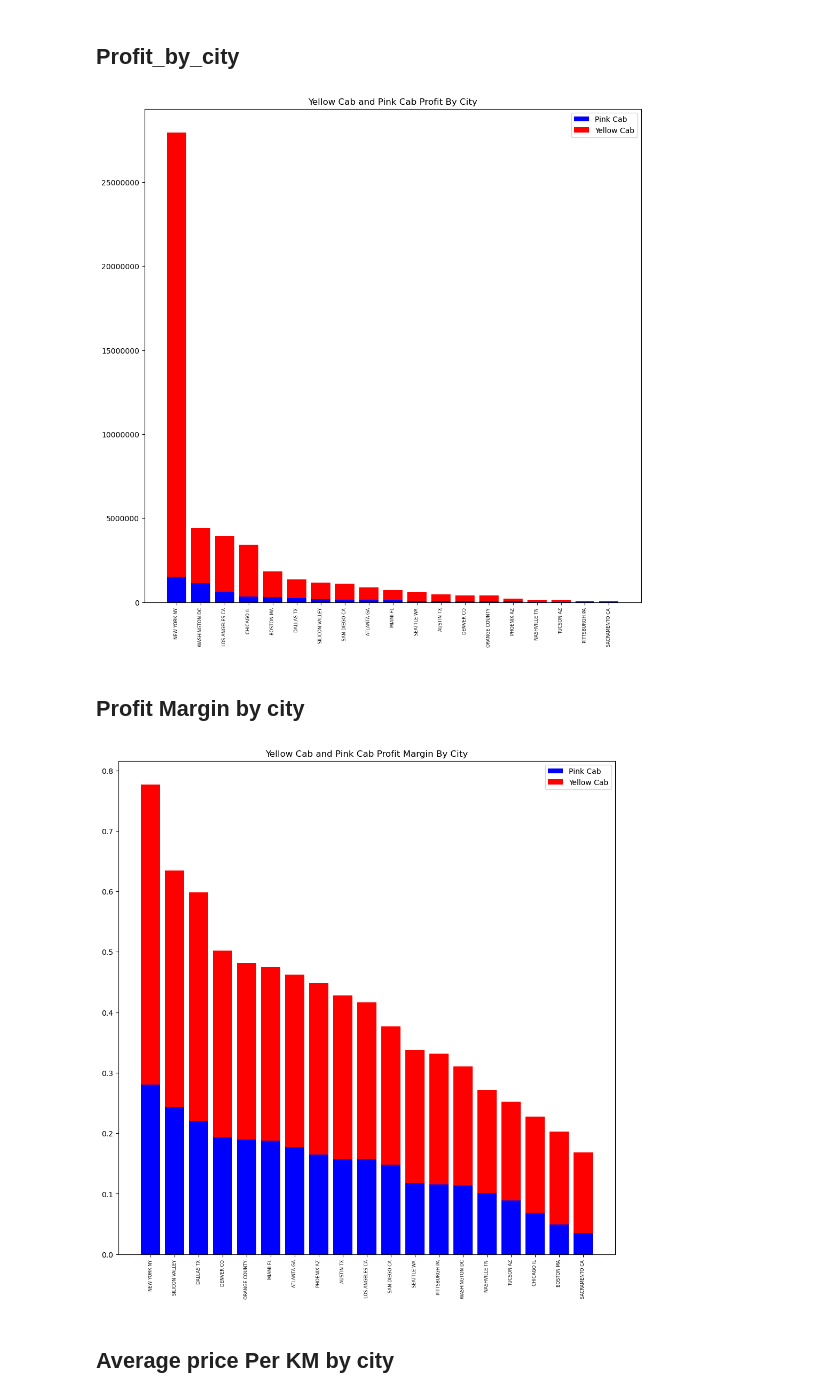
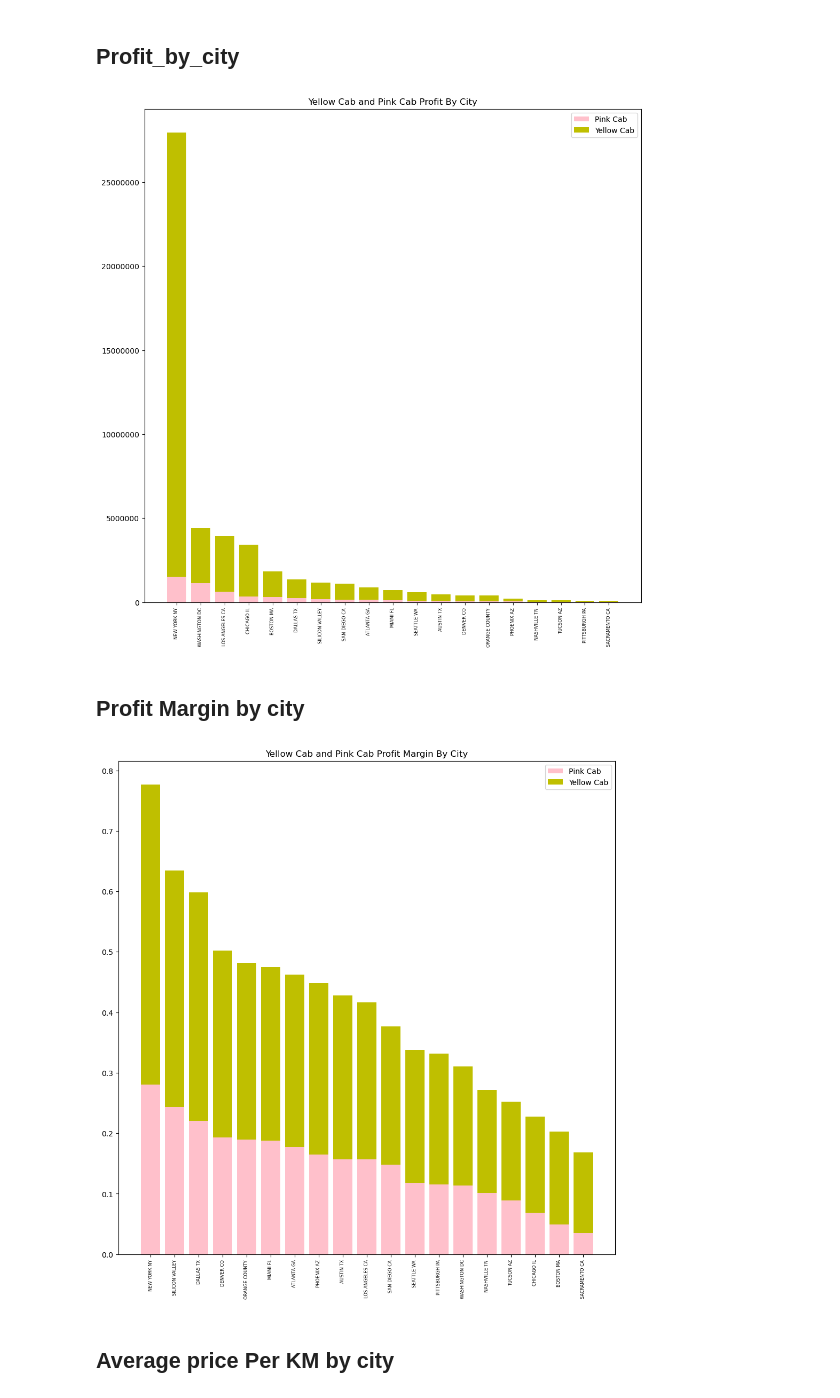
Before and after one commit to FHFelix/G2M-insight-for-Cab-Investment-firm, a Jupyter notebook: G2M_insight_for_Cab_Investment_firm.ipynb, the cells around one changed output. Drawn from its saved outputs; the diff is of its cells as text; code cells hidden in the pictures.

```diff
--- a/G2M_insight_for_Cab_Investment_firm.ipynb
+++ b/G2M_insight_for_Cab_Investment_firm.ipynb
@@ -259,8 +259,8 @@ pinkcab = Profit_by_city.loc[Profit_by_city['Company'] == 'Pink Cab'].sort_value
 yellow_cab = Profit_by_city.loc[Profit_by_city['Company'] == 'Yellow Cab'].sort_values(by = ['total profit by city','City'], ascending = [False,False])
 
 fig, ax = plt.subplots(figsize = (12,12))
-ax.bar(yellow_cab['City'], pinkcab['total profit by city'],color = 'b' )
-ax.bar(yellow_cab['City'], yellow_cab['total profit by city'], bottom =pinkcab['total profit by city'],color = 'r')
+ax.bar(yellow_cab['City'], pinkcab['total profit by city'],color = 'pink' )
+ax.bar(yellow_cab['City'], yellow_cab['total profit by city'], bottom =pinkcab['total profit by city'],color = 'y')
 ax.legend(['Pink Cab','Yellow Cab'])
 ax.set_xticklabels(yellow_cab['City'],rotation=90,fontsize = 6)
 ax.ticklabel_format(style='plain', axis='y')
@@ -268,26 +268,26 @@ ax.set_title('Yellow Cab and Pink Cab Profit By City')
 plt.savefig('Total Profit by City.png')
 plt.show()
 # %% [output]
-[figure, old version]
+[figure, new version]
 # %% [markdown]
 ## Profit Margin by city
 # %%
 Profit_margin_by_city = full.groupby(['Company','City'])['profit_margin_in_%'].mean().to_frame('avg profit margin by city').reset_index()
 pinkcab_margin = Profit_margin_by_city.loc[Profit_by_city['Company'] == 'Pink Cab'].sort_values(by = 'avg profit margin by city', ascending = False)
 yellow_cab_margin = Profit_margin_by_city.loc[Profit_by_city['Company'] == 'Yellow Cab'].sort_values(by = 'avg profit margin by city', ascending = False)
 
 fig, ax = plt.subplots(figsize = (12,12))
-ax.bar(yellow_cab_margin['City'], pinkcab_margin['avg profit margin by city'], color = 'b')
+ax.bar(yellow_cab_margin['City'], pinkcab_margin['avg profit margin by city'], color = 'pink')
 
-ax.bar(yellow_cab_margin['City'], yellow_cab_margin['avg profit margin by city'],bottom = pinkcab_margin['avg profit margin by city'], color = 'r')
+ax.bar(yellow_cab_margin['City'], yellow_cab_margin['avg profit margin by city'],bottom = pinkcab_margin['avg profit margin by city'], color = 'y')
 ax.set_title('Yellow Cab and Pink Cab Profit Margin By City')
 ax.set_xticklabels(yellow_cab_margin['City'],rotation=90,fontsize = 6)
 ax.ticklabel_format(style='plain', axis='y')
 ax.legend(['Pink Cab','Yellow Cab'])
 plt.savefig('Total Profit margin by City.png')
 plt.show()
 # %% [output]
-[figure, old version]
+[figure, new version]
 # %% [markdown]
 ## Average price Per KM by city
 # %%
```
Also changed, not shown: parts of 8 cells of this notebook, 1 other file.
